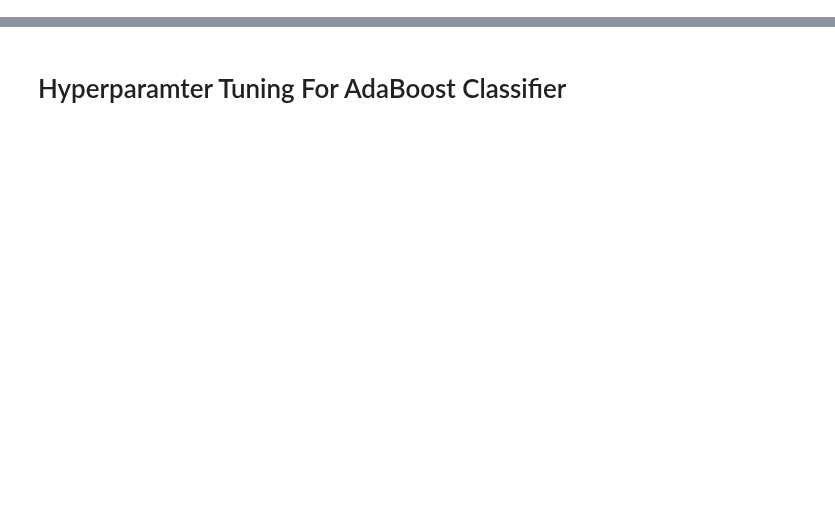
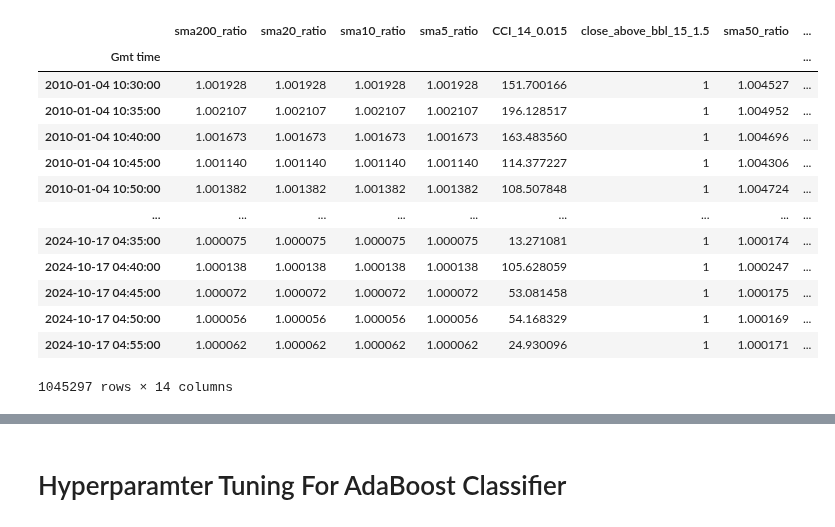
Before and after one commit to saeedeyvazy/forex, a Jupyter notebook: src/ML_Metatrader_Daily.ipynb, the cells around one changed output, grey strips where cells are left out. Saved outputs shown, nothing was run; the diff lists cells and outputs as text; code cells hidden in the pictures; blank space fills up the shorter version.

```diff
--- a/src/ML_Metatrader_Daily.ipynb
+++ b/src/ML_Metatrader_Daily.ipynb
@@ -192 +233,18 @@ RandomForestClassifier: Max KFold=0.870524
+# %%
+df[feature_importances[feature_importances.Importance > .01].index]
+# %% [output]
+|  | sma200_ratio | sma20_ratio | sma10_ratio | sma5_ratio | CCI_14_0.015 | close_above_bbl_15_1.5 | sma50_ratio | ... |
+| Gmt time |  |  |  |  |  |  |  | ... |
+| 2010-01-04 10:30:00 | 1.001928 | 1.001928 | 1.001928 | 1.001928 | 151.700166 | 1 | 1.004527 | ... |
+| 2010-01-04 10:35:00 | 1.002107 | 1.002107 | 1.002107 | 1.002107 | 196.128517 | 1 | 1.004952 | ... |
+| 2010-01-04 10:40:00 | 1.001673 | 1.001673 | 1.001673 | 1.001673 | 163.483560 | 1 | 1.004696 | ... |
+| 2010-01-04 10:45:00 | 1.001140 | 1.001140 | 1.001140 | 1.001140 | 114.377227 | 1 | 1.004306 | ... |
+| 2010-01-04 10:50:00 | 1.001382 | 1.001382 | 1.001382 | 1.001382 | 108.507848 | 1 | 1.004724 | ... |
+| ... | ... | ... | ... | ... | ... | ... | ... | ... |
+| 2024-10-17 04:35:00 | 1.000075 | 1.000075 | 1.000075 | 1.000075 | 13.271081 | 1 | 1.000174 | ... |
+| 2024-10-17 04:40:00 | 1.000138 | 1.000138 | 1.000138 | 1.000138 | 105.628059 | 1 | 1.000247 | ... |
+| 2024-10-17 04:45:00 | 1.000072 | 1.000072 | 1.000072 | 1.000072 | 53.081458 | 1 | 1.000175 | ... |
+| 2024-10-17 04:50:00 | 1.000056 | 1.000056 | 1.000056 | 1.000056 | 54.168329 | 1 | 1.000169 | ... |
+| 2024-10-17 04:55:00 | 1.000062 | 1.000062 | 1.000062 | 1.000062 | 24.930096 | 1 | 1.000171 | ... |
+1045297 rows × 14 columns
 # %%
```
Also changed, not shown: parts of 11 cells of this notebook, 7 other files.
